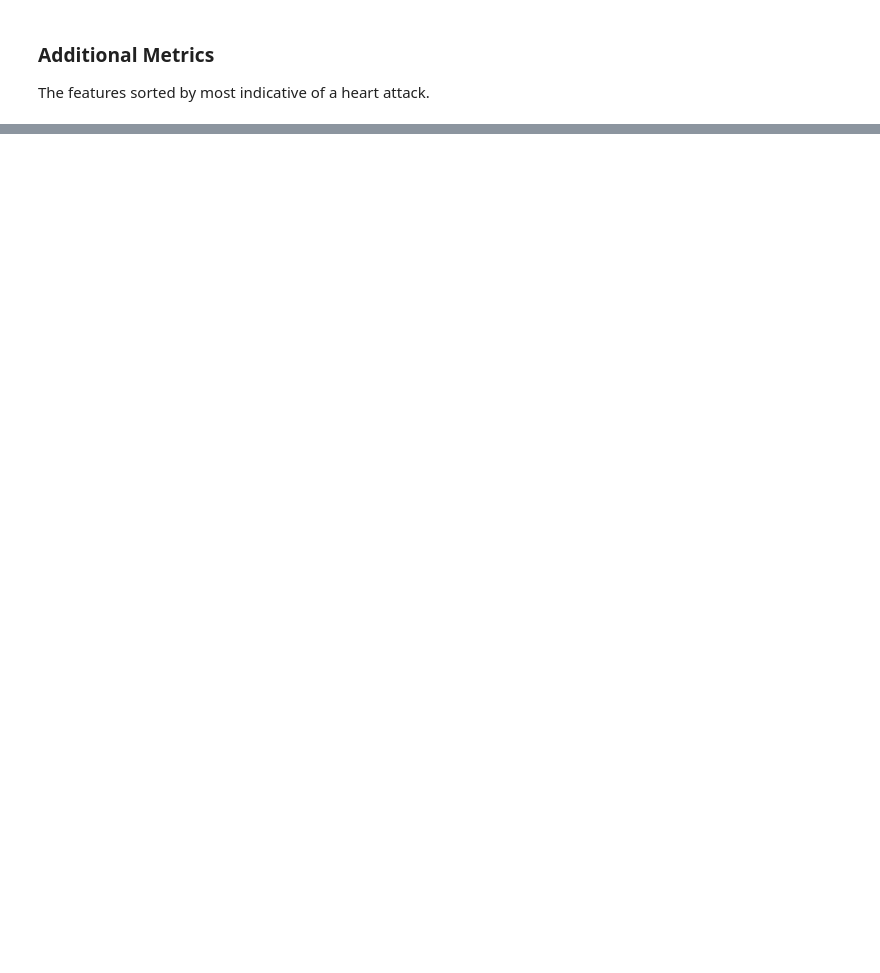
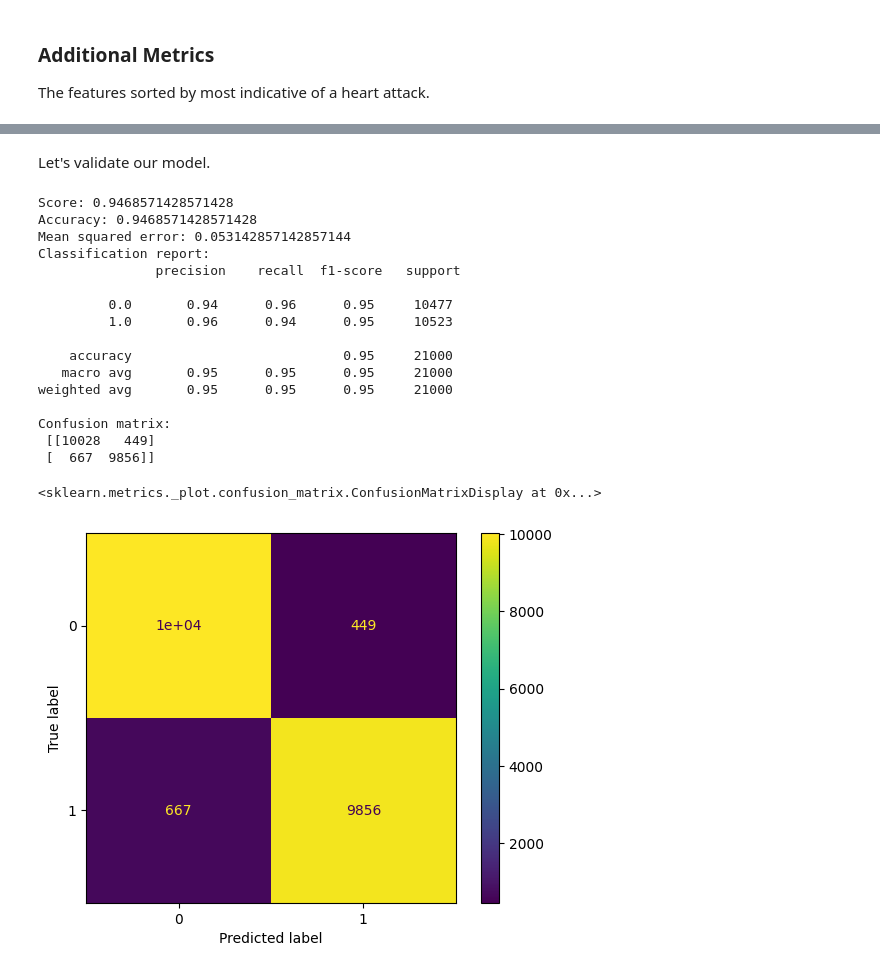
Before and after one commit to jkama4/project_ml, a Jupyter notebook: models/linear_svm.ipynb, the cells around one changed output, grey strips where cells are left out. Cells and saved outputs as stored; diff of their text form; code cells hidden in the pictures; blank space fills up the shorter version.

```diff
--- a/models/linear_svm.ipynb
+++ b/models/linear_svm.ipynb
@@ -205,0 +209,36 @@ Gender               0.005351  0.149814
+# %% [markdown]
+Let's validate our model.
+# %%
+y_pred: np.ndarray = classifier.predict(X_val)
+
+score: float = classifier.score(X=X_val, y=y_val)
+accuracy: float = accuracy_score(y_true=y_val, y_pred=y_pred)
+mse: float | np.ndarray = mean_squared_error(y_true=y_val, y_pred=y_pred)
+c_report: str | dict = classification_report(y_true=y_val, y_pred=y_pred)
+c_matrix: np.ndarray = confusion_matrix(y_true=y_val, y_pred=y_pred)
+
+print("Score:", score)
+print("Accuracy:", accuracy)
+print("Mean squared error:", mse)
+print("Classification report:\n", c_report)
+print("Confusion matrix:\n", c_matrix)
+ConfusionMatrixDisplay(confusion_matrix=c_matrix).plot()
+# %% [output]
+Score: 0.9468571428571428
+Accuracy: 0.9468571428571428
+Mean squared error: 0.053142857142857144
+Classification report:
+               precision    recall  f1-score   support
+
+         0.0       0.94      0.96      0.95     10477
+         1.0       0.96      0.94      0.95     10523
+
+    accuracy                           0.95     21000
+   macro avg       0.95      0.95      0.95     21000
+weighted avg       0.95      0.95      0.95     21000
+
+Confusion matrix:
+ [[10028   449]
+ [  667  9856]]
+<sklearn.metrics._plot.confusion_matrix.ConfusionMatrixDisplay at 0x...>
+[figure, added]
```
Also changed, not shown: parts of 9 cells of this notebook, 1 other file.
